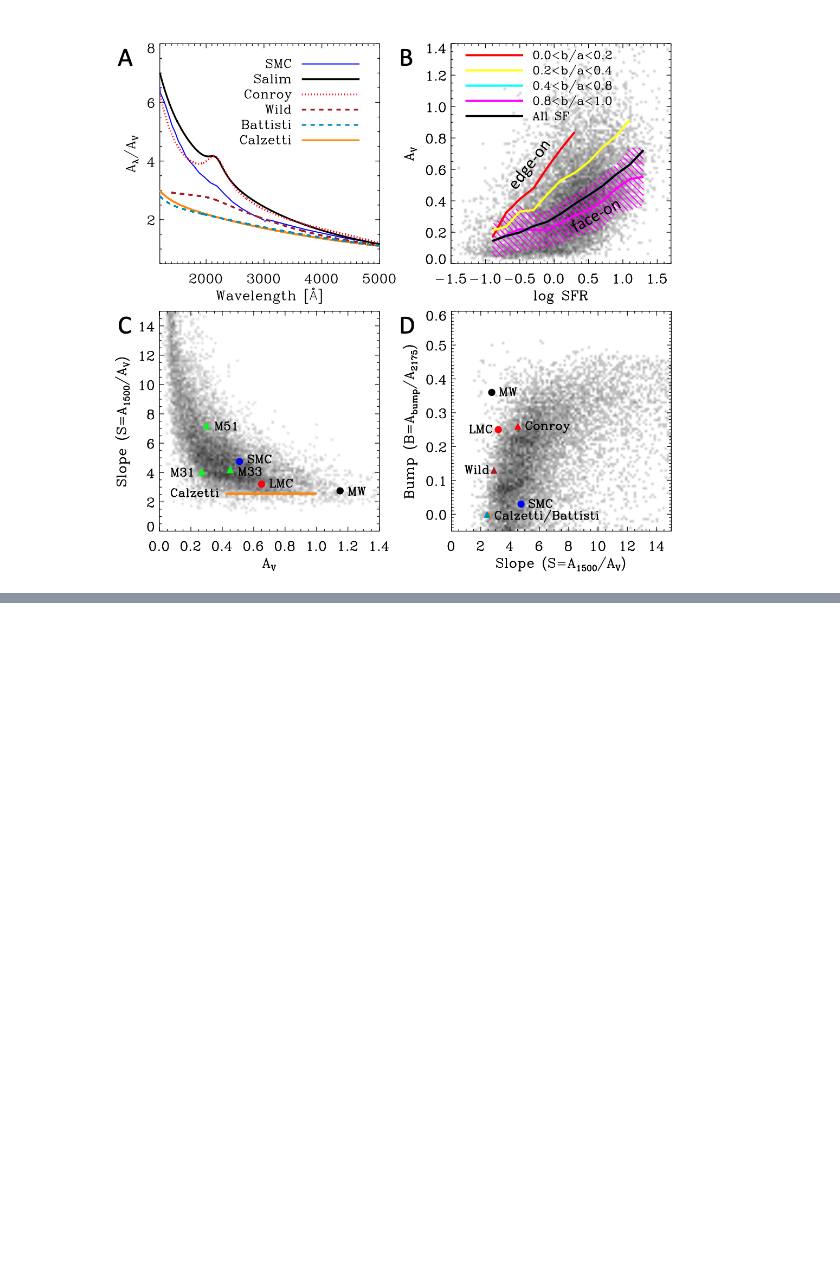
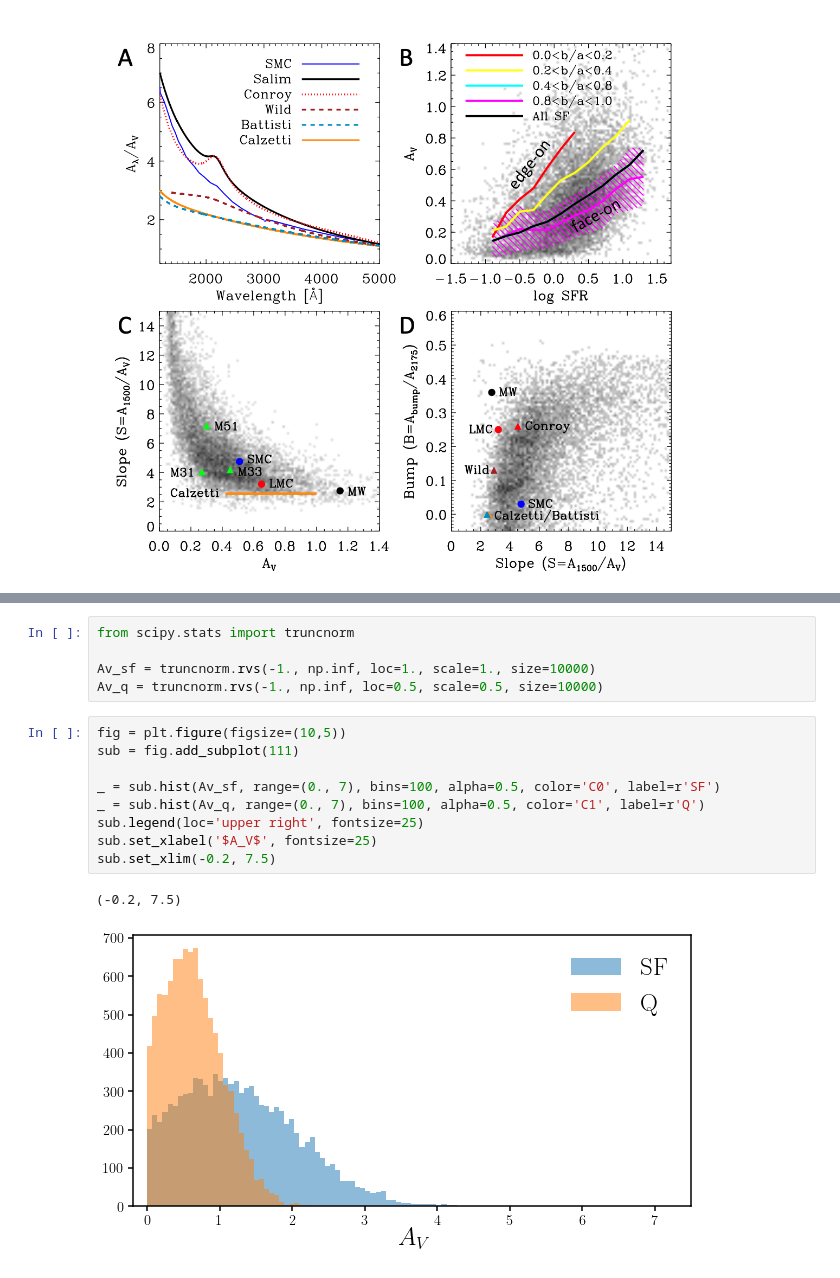
Before and after one commit to IQcollaboratory/galpopFM, a Jupyter notebook: nb/slab_model_replace.ipynb, the cells around one changed output, grey strips where cells are left out. Saved outputs shown, nothing was run; the diff lists cells and outputs as text; blank space fills up the shorter version.

```diff
--- a/nb/slab_model_replace.ipynb
+++ b/nb/slab_model_replace.ipynb
@@ -52,0 +70,17 @@ Image(filename='/Users/ChangHoon/Pictures/screenshots/salim_narayanan_2020.png')
+# %%
+from scipy.stats import truncnorm
+
+Av_sf = truncnorm.rvs(-1., np.inf, loc=1., scale=1., size=10000)
+Av_q = truncnorm.rvs(-1., np.inf, loc=0.5, scale=0.5, size=10000)
+# %%
+fig = plt.figure(figsize=(10,5))
+sub = fig.add_subplot(111)
+
+_ = sub.hist(Av_sf, range=(0., 7), bins=100, alpha=0.5, color='C0', label=r'SF')
+_ = sub.hist(Av_q, range=(0., 7), bins=100, alpha=0.5, color='C1', label=r'Q')
+sub.legend(loc='upper right', fontsize=25)
+sub.set_xlabel('$A_V$', fontsize=25)
+sub.set_xlim(-0.2, 7.5)
+# %% [output]
+(-0.2, 7.5)
+[figure, added]
```
Also changed, not shown: parts of 4 cells of this notebook, 1 other file.
